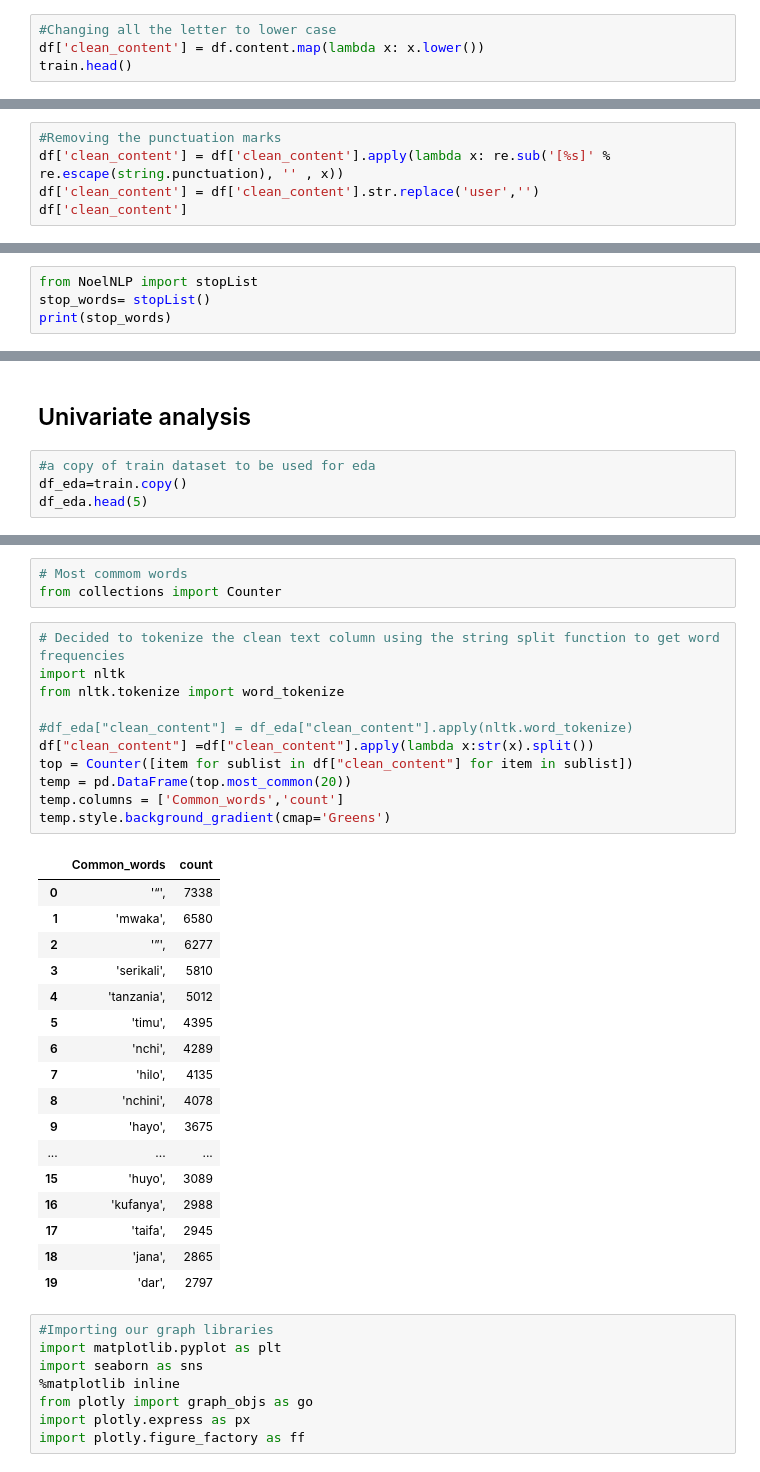
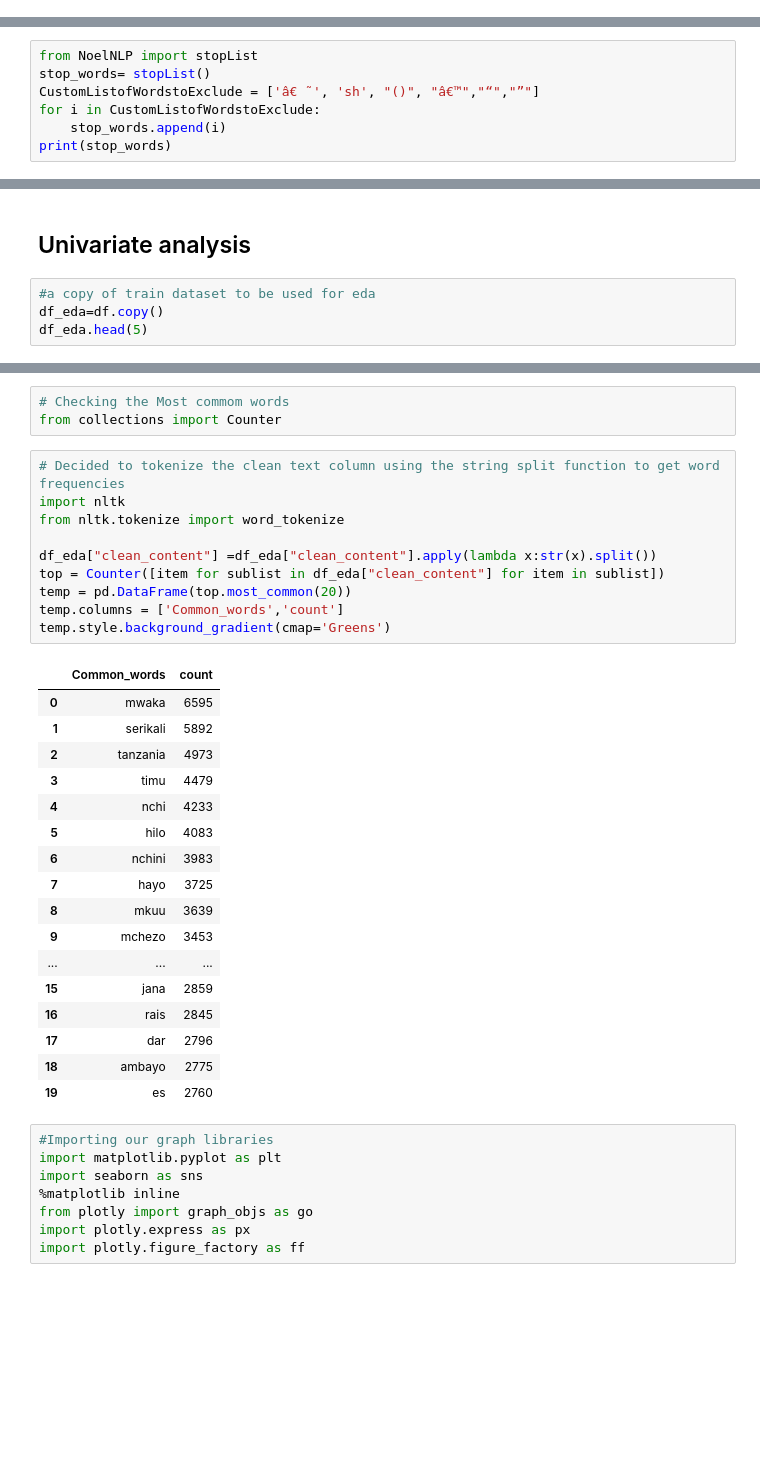
Before and after one commit to BrendaChepkoech/Swahili-News-Classification-Challange-Zindi, a Jupyter notebook: Swahili_News_Classification_Zindi_Challange.ipynb, the cells around one changed output, grey strips where cells are left out. Saved outputs shown, nothing was run; the diff lists cells and outputs as text; blank space fills up the shorter version.

```diff
--- a/Swahili_News_Classification_Zindi_Challange.ipynb
+++ b/Swahili_News_Classification_Zindi_Challange.ipynb
@@ -116,4 +153,0 @@ Name: 9, dtype: object
-# %%
-#Changing all the letter to lower case
-df['clean_content'] = df.content.map(lambda x: x.lower())
-train.head()
@@ -127,5 +153,0 @@ train.head()
-# %%
-#Removing the punctuation marks
-df['clean_content'] = df['clean_content'].apply(lambda x: re.sub('[%s]' % re.escape(string.punctuation), '' , x))
-df['clean_content'] = df['clean_content'].str.replace('user','')
-df['clean_content']
@@ -166,6 +166,9 @@ Requirement already satisfied: NoelNLP in /usr/local/lib/python3.7/dist-packages
 # %%
 from NoelNLP import stopList
 stop_words= stopList()
+CustomListofWordstoExclude = ['â€ ̃ ', 'sh', "()", "â€™","“","”"]
+for i in CustomListofWordstoExclude:
+    stop_words.append(i)
 print(stop_words)
 # %% [output]
 ['na', 'lakini', 'ingawa', 'ingawaje', 'kwa', 'sababu', 'hadi', 'hata', 'kama', 'ambapo', 'ambamo', 'ambako', 'ambacho', 'ambao', 'ambaye', 'ilhali', 'ya', 'yake', 'yao', 'yangu', 'yetu', 'yenu', 'vya ...
@@ -301,6 +181,6 @@ df1.head()
 ## Univariate analysis
 # %%
 #a copy of train dataset to be used for eda
-df_eda=train.copy()
+df_eda=df.copy()
 df_eda.head(5)
 # %% [output]
@@ -327,37 +209,36 @@ Kimataifa      54
 Burudani       17
 Name: category, dtype: int64
 # %%
-# Most commom words
+# Checking the Most commom words
 from collections import Counter
 # %%
 # Decided to tokenize the clean text column using the string split function to get word frequencies
 import nltk
 from nltk.tokenize import word_tokenize
 
-#df_eda["clean_content"] = df_eda["clean_content"].apply(nltk.word_tokenize)
-df["clean_content"] =df["clean_content"].apply(lambda x:str(x).split())
-top = Counter([item for sublist in df["clean_content"] for item in sublist])
+df_eda["clean_content"] =df_eda["clean_content"].apply(lambda x:str(x).split())
+top = Counter([item for sublist in df_eda["clean_content"] for item in sublist])
 temp = pd.DataFrame(top.most_common(20))
 temp.columns = ['Common_words','count']
 temp.style.background_gradient(cmap='Greens')
 # %% [output]
 |  | Common_words | count |
-| 0 | '“', | 7338 |
-| 1 | 'mwaka', | 6580 |
-| 2 | '”', | 6277 |
-| 3 | 'serikali', | 5810 |
-| 4 | 'tanzania', | 5012 |
-| 5 | 'timu', | 4395 |
-| 6 | 'nchi', | 4289 |
-| 7 | 'hilo', | 4135 |
-| 8 | 'nchini', | 4078 |
-| 9 | 'hayo', | 3675 |
+| 0 | mwaka | 6595 |
+| 1 | serikali | 5892 |
+| 2 | tanzania | 4973 |
+| 3 | timu | 4479 |
+| 4 | nchi | 4233 |
+| 5 | hilo | 4083 |
+| 6 | nchini | 3983 |
+| 7 | hayo | 3725 |
+| 8 | mkuu | 3639 |
+| 9 | mchezo | 3453 |
 | ... | ... | ... |
-| 15 | 'huyo', | 3089 |
-| 16 | 'kufanya', | 2988 |
-| 17 | 'taifa', | 2945 |
-| 18 | 'jana', | 2865 |
-| 19 | 'dar', | 2797 |
+| 15 | jana | 2859 |
+| 16 | rais | 2845 |
+| 17 | dar | 2796 |
+| 18 | ambayo | 2775 |
+| 19 | es | 2760 |
 # %%
 #Importing our graph libraries
 import matplotlib.pyplot as plt
```
Also changed, not shown: parts of 65 cells of this notebook.
